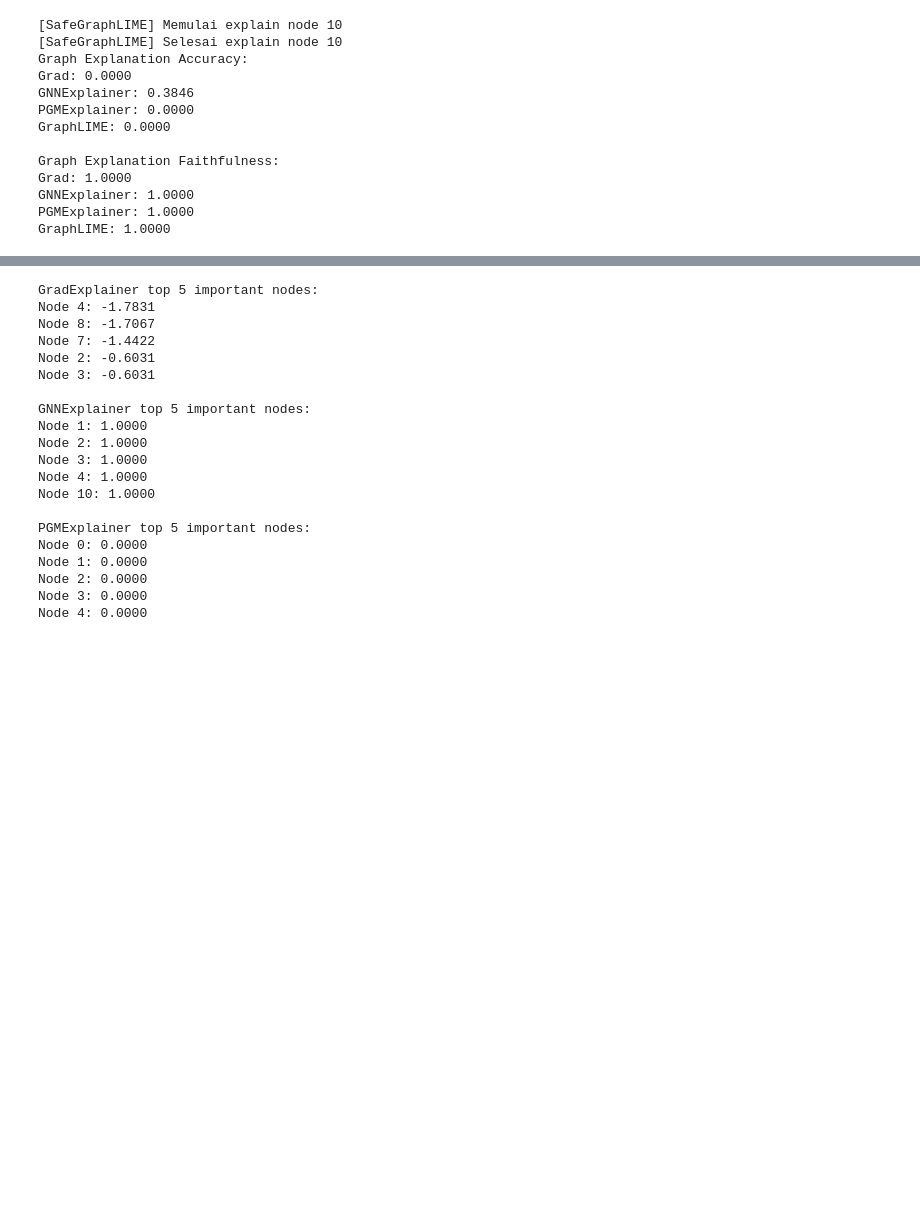
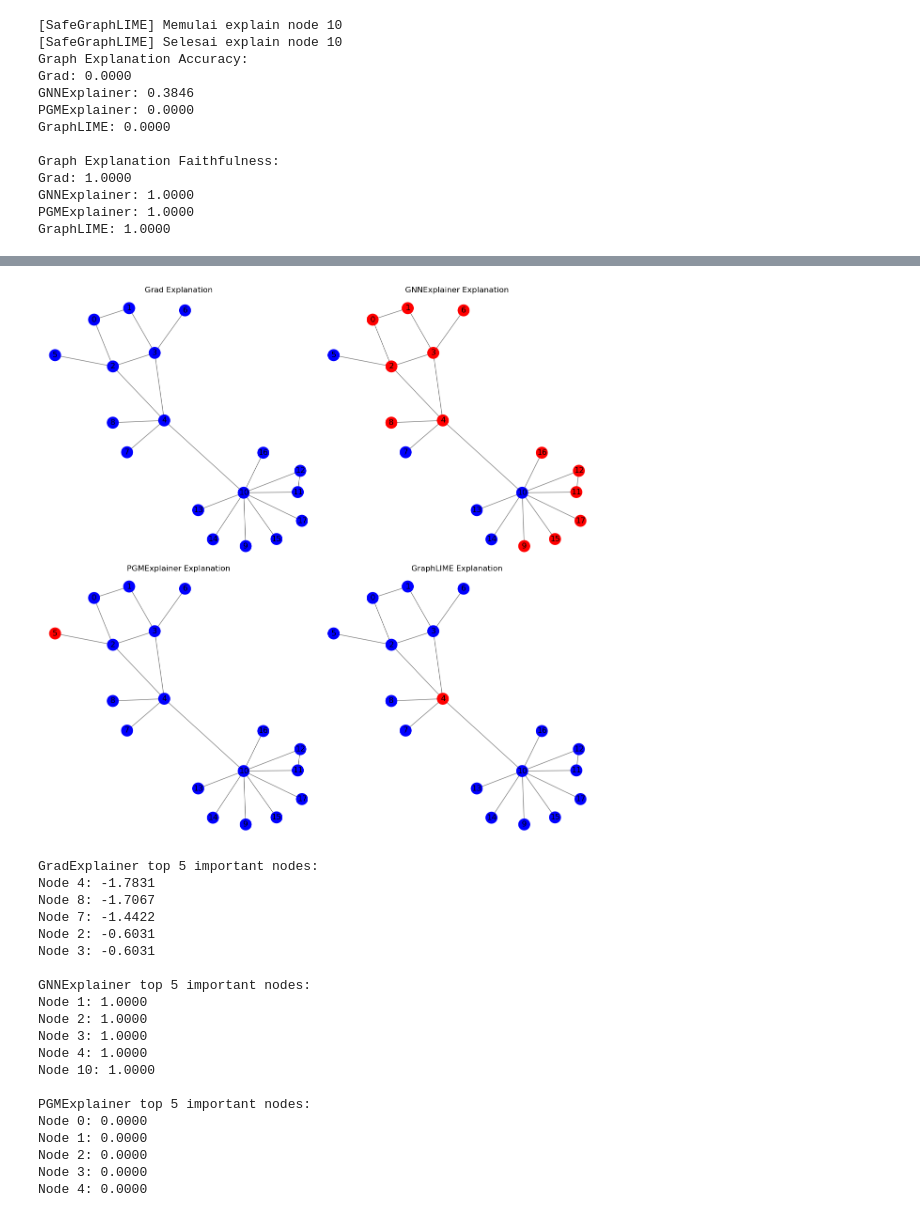
Before and after one commit to lingga24/graphXAI, a Jupyter notebook: explainer_graphLIME.ipynb, the cells around one changed output, grey strips where cells are left out. Saved outputs shown, nothing was run; the diff lists cells and outputs as text; code cells hidden in the pictures; blank space fills up the shorter version.

```diff
--- a/explainer_graphLIME.ipynb
+++ b/explainer_graphLIME.ipynb
@@ -248,3 +248,56 @@ visualize_explanation(data, node_idx, lime_exp, "GraphLIME Explanation")
+# %%
+lime_node_importance = torch.zeros(len(subset))
+
+# Cari posisi node_idx di subset
+node_idx_in_subgraph = (subset == node_idx).nonzero(as_tuple=True)[0].item()
+
+# Isi importance hanya untuk node yang dijelaskan
+lime_node_importance[node_idx_in_subgraph] = node_importance
+
+def visualize_all_explanations_subgraph(graph, node_idx, grad_exp, gnn_exp, pgm_exp, lime_exp, subset, sub_edge_index):
+    fig, axs = plt.subplots(2, 2, figsize=(12, 12))
+
+    explanations = [
+        ("Grad Explanation", grad_exp),
+        ("GNNExplainer Explanation", gnn_exp),
+        ("PGMExplainer Explanation", pgm_exp),
+        ("GraphLIME Explanation", lime_exp)
+    ]
+
+    for ax, (title, explanation) in zip(axs.flat, explanations):
+        visualize_explanation_subgraph(graph, node_idx, explanation, title, ax, subset, sub_edge_index)
+
+    plt.tight_layout()
+    plt.show()
+
+def visualize_explanation_subgraph(graph, node_idx, explanation, title, ax, subset, sub_edge_index):
+    G = nx.Graph()
+    for i in range(sub_edge_index.shape[1]):
+        src, dst = sub_edge_index[:, i]
+        G.add_edge(src.item(), dst.item())
+
+    node_colors = ['blue'] * len(subset)
+
+    if explanation.node_imp.shape[0] == len(subset):
+        # Langsung pakai (Grad, GNN, PGM)
+        for local_idx, imp in enumerate(explanation.node_imp):
+            node_colors[local_idx] = 'red' if imp > 0 else 'blue'
+    else:
+        # Khusus untuk GraphLIME (importance full graph)
+        node_idx_in_subgraph = (subset == node_idx).nonzero(as_tuple=True)[0].item()
+        node_colors[node_idx_in_subgraph] = 'red'  # Hanya node_idx yang berwarna merah
+
+    pos = nx.spring_layout(G, seed=42)
+    nx.draw(G, pos, with_labels=True, node_color=node_colors, node_size=300, edge_color="gray", ax=ax)
+    ax.set_title(title)
+
+visualize_all_explanations_subgraph(
+    data, node_idx,
+    grad_explanation, gnn_explanation, pgm_explanation, lime_exp,
+    subset, sub_edge_index  # langsung dari k_hop_subgraph()
+)
+# %% [output]
+[figure, added]
 # %%
 # Try different hyperparameters for each explainer
 grad_explainer = GradExplainer(model, criterion=F.nll_loss)
```
Also changed, not shown: parts of 1 cell of this notebook.
